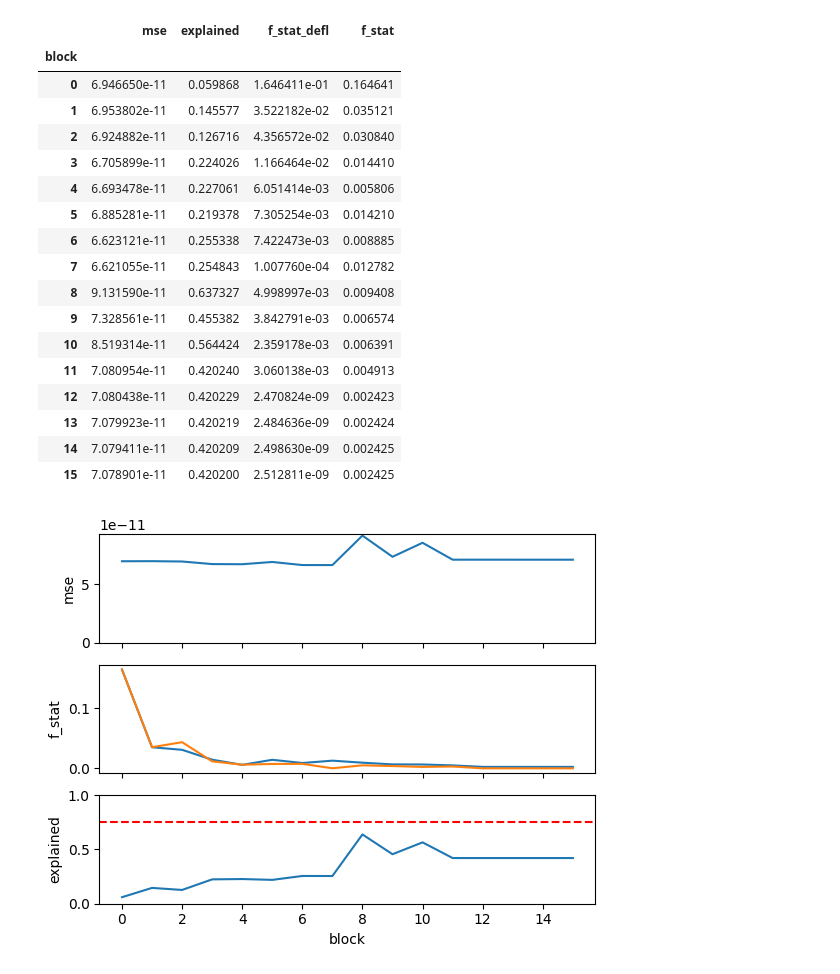
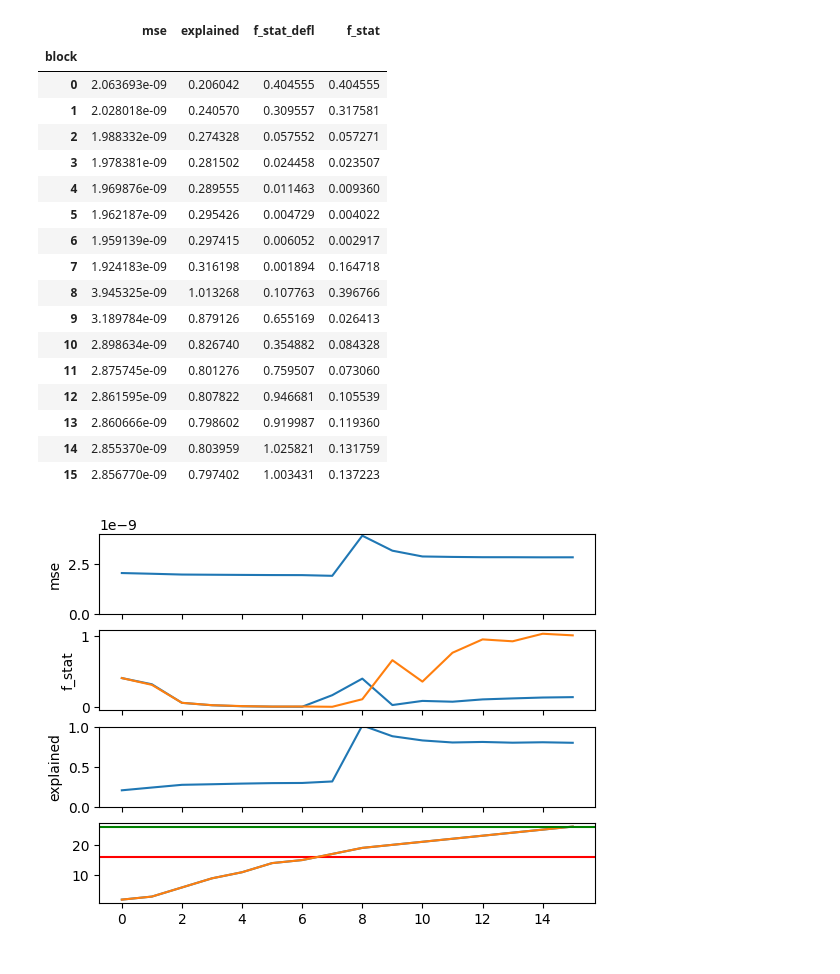
Before and after one commit to arnevdk/bttda, a Jupyter notebook: notebooks/bttda.ipynb, the cells around one changed output. Saved outputs shown, nothing was run; the diff lists cells and outputs as text; code cells hidden in the pictures.

Commit message:
Prune based on dataset F-value

```diff
--- a/notebooks/bttda.ipynb
+++ b/notebooks/bttda.ipynb
@@ -15,7 +15,7 @@ fmax = 16
 sfreq = 32
 
 paradigm = P300(resample=sfreq, tmin=tmin, tmax=tmax, fmin=fmin, fmax=fmax)
-dataset = BNCI2014008()
+dataset = BNCI2014009()
 epochs, labels, meta = paradigm.get_data(
     dataset=dataset,
     subjects=[1],
@@ -66,10 +72,7 @@ bttda = BTTDA(
             verbose=True,
             lasso=False,
             prune=True,
-            prune_pvalue=0.05,
-            combine_pvalue='fisher'
     ),
-    var_thresh = .75,
     deflate_transform=False,
     keep_train_info=True,
     verbose=True)
@@ -140,36 +143,43 @@ bttda.train_info_
 # %% [output]
 |  | mse | explained | f_stat_defl | f_stat |
 | block |  |  |  |  |
-| 0 | 6.946650e-11 | 0.059868 | 1.646411e-01 | 0.164641 |
-| 1 | 6.953802e-11 | 0.145577 | 3.522182e-02 | 0.035121 |
-| 2 | 6.924882e-11 | 0.126716 | 4.356572e-02 | 0.030840 |
-| 3 | 6.705899e-11 | 0.224026 | 1.166464e-02 | 0.014410 |
-| 4 | 6.693478e-11 | 0.227061 | 6.051414e-03 | 0.005806 |
-| 5 | 6.885281e-11 | 0.219378 | 7.305254e-03 | 0.014210 |
-| 6 | 6.623121e-11 | 0.255338 | 7.422473e-03 | 0.008885 |
-| 7 | 6.621055e-11 | 0.254843 | 1.007760e-04 | 0.012782 |
-| 8 | 9.131590e-11 | 0.637327 | 4.998997e-03 | 0.009408 |
-| 9 | 7.328561e-11 | 0.455382 | 3.842791e-03 | 0.006574 |
-| 10 | 8.519314e-11 | 0.564424 | 2.359178e-03 | 0.006391 |
-| 11 | 7.080954e-11 | 0.420240 | 3.060138e-03 | 0.004913 |
-| 12 | 7.080438e-11 | 0.420229 | 2.470824e-09 | 0.002423 |
-| 13 | 7.079923e-11 | 0.420219 | 2.484636e-09 | 0.002424 |
-| 14 | 7.079411e-11 | 0.420209 | 2.498630e-09 | 0.002425 |
-| 15 | 7.078901e-11 | 0.420200 | 2.512811e-09 | 0.002425 |
+| 0 | 2.063693e-09 | 0.206042 | 0.404555 | 0.404555 |
+| 1 | 2.028018e-09 | 0.240570 | 0.309557 | 0.317581 |
+| 2 | 1.988332e-09 | 0.274328 | 0.057552 | 0.057271 |
+| 3 | 1.978381e-09 | 0.281502 | 0.024458 | 0.023507 |
+| 4 | 1.969876e-09 | 0.289555 | 0.011463 | 0.009360 |
+| 5 | 1.962187e-09 | 0.295426 | 0.004729 | 0.004022 |
+| 6 | 1.959139e-09 | 0.297415 | 0.006052 | 0.002917 |
+| 7 | 1.924183e-09 | 0.316198 | 0.001894 | 0.164718 |
+| 8 | 3.945325e-09 | 1.013268 | 0.107763 | 0.396766 |
+| 9 | 3.189784e-09 | 0.879126 | 0.655169 | 0.026413 |
+| 10 | 2.898634e-09 | 0.826740 | 0.354882 | 0.084328 |
+| 11 | 2.875745e-09 | 0.801276 | 0.759507 | 0.073060 |
+| 12 | 2.861595e-09 | 0.807822 | 0.946681 | 0.105539 |
+| 13 | 2.860666e-09 | 0.798602 | 0.919987 | 0.119360 |
+| 14 | 2.855370e-09 | 0.803959 | 1.025821 | 0.131759 |
+| 15 | 2.856770e-09 | 0.797402 | 1.003431 | 0.137223 |
 # %%
 import seaborn as sns
+import math
 
 if bttda.keep_train_info:
-    fig, axs = plt.subplots(3,1, sharex=True)
+    fig, axs = plt.subplots(4,1, sharex=True)
     sns.lineplot(data=bttda.train_info_,  x="block", y="mse", ax=axs[0])
     axs[0].set_ylim([0,None])
     sns.lineplot(data=bttda.train_info_,  x="block", y="f_stat", ax=axs[1])
     sns.lineplot(data=bttda.train_info_,  x="block", y="f_stat_defl", ax=axs[1])
     sns.lineplot(data=bttda.train_info_,  x="block", y="explained", ax=axs[2])
     axs[2].set_ylim([0,1])
-    axs[2].axhline(bttda.var_thresh, color='red', linestyle='--')
+    #axs[2].axhline(bttda.var_thresh, color='red', linestyle='--')
+    n_features_m0 = [bttda.n_features(b+1, 0) for b in range(n_blocks)]
+    n_features_m1 = [bttda.n_features(b+1, 1) for b in range(n_blocks)]
+    axs[3].plot(n_features_m0)
+    axs[3].axhline(X.shape[1], color='red')
+    axs[3].plot(n_features_m1)
+    axs[3].axhline(X.shape[2], color='green')
 # %% [output]
-[figure, old version]
+[figure, new version]
 # %%
 from mne import combine_evoked
 
```
Also changed, not shown: parts of 13 cells of this notebook, 5 other files.
